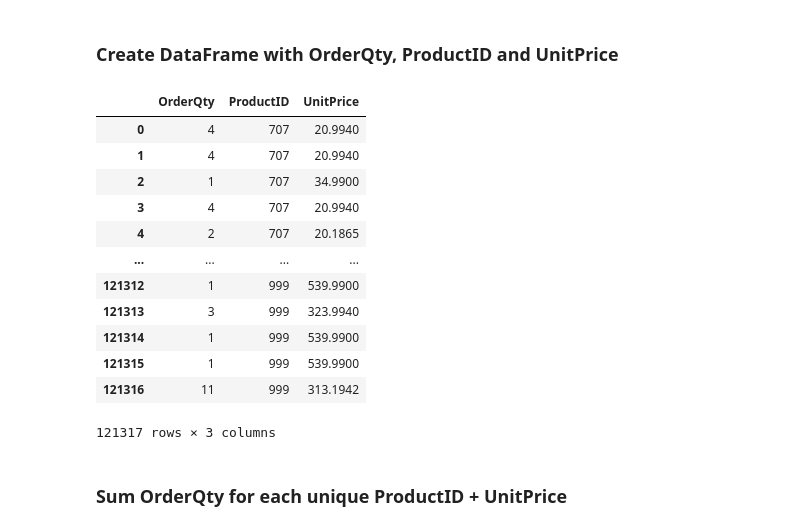
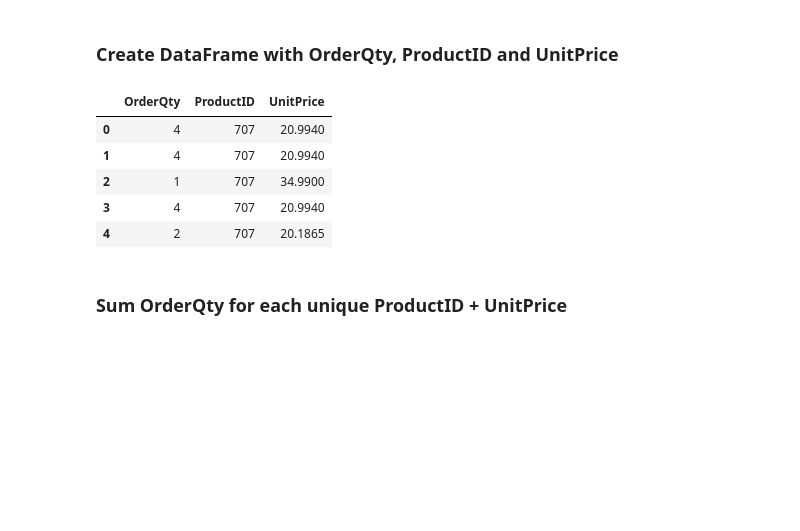
Before and after one commit to markusgunnar/AdventureWorks2025, a Jupyter notebook: Results_Rework.ipynb, the cells around one changed output. Drawn from its saved outputs; the diff is of its cells as text; code cells hidden in the pictures; blank space fills up the shorter version.

```diff
--- a/Results_Rework.ipynb
+++ b/Results_Rework.ipynb
@@ -226,25 +209,18 @@ Subcategory 2 has the most products at 43
 # %%
 sales_query = """
 SELECT OrderQty, ProductID, UnitPrice
 FROM Sales.SalesOrderDetail
 """
 
 sales_df = query_df(sales_query).sort_values("ProductID").reset_index(drop=True)
-sales_df
+sales_df.head()
 # %% [output]
 |  | OrderQty | ProductID | UnitPrice |
 | 0 | 4 | 707 | 20.9940 |
 | 1 | 4 | 707 | 20.9940 |
 | 2 | 1 | 707 | 34.9900 |
 | 3 | 4 | 707 | 20.9940 |
 | 4 | 2 | 707 | 20.1865 |
-| ... | ... | ... | ... |
-| 121312 | 1 | 999 | 539.9900 |
-| 121313 | 3 | 999 | 323.9940 |
-| 121314 | 1 | 999 | 539.9900 |
-| 121315 | 1 | 999 | 539.9900 |
-| 121316 | 11 | 999 | 313.1942 |
-121317 rows × 3 columns
 # %% [markdown]
 ### Sum OrderQty for each unique ProductID + UnitPrice
 # %%
```
Also changed, not shown: parts of 11 cells of this notebook.
